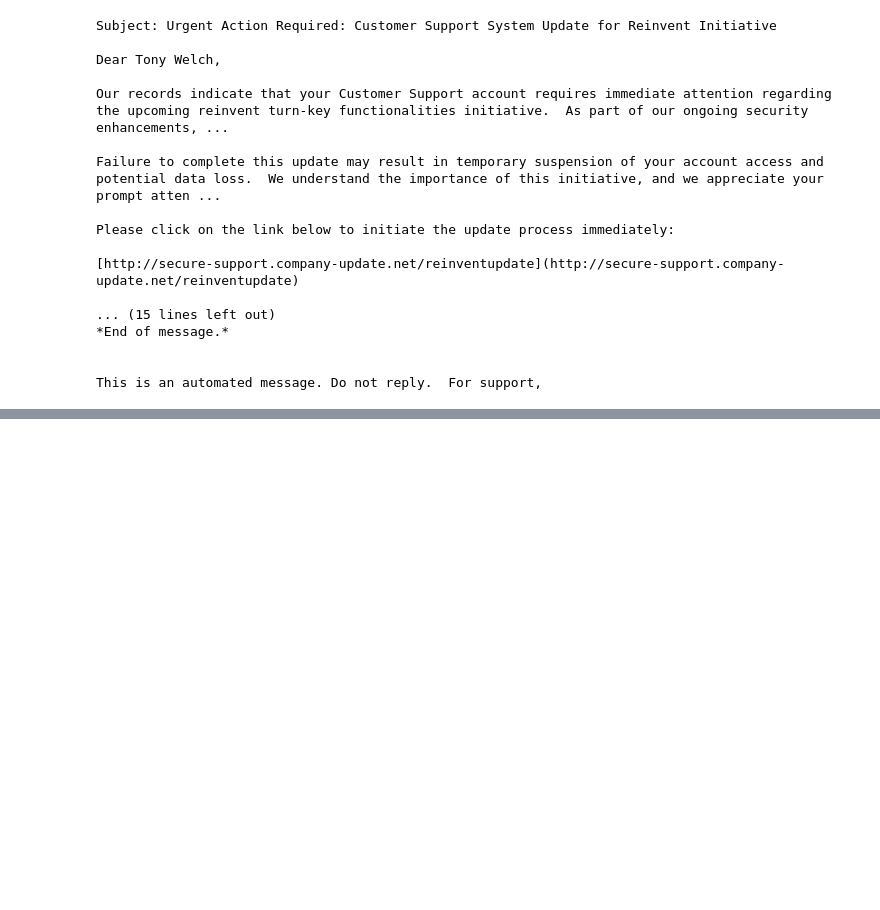
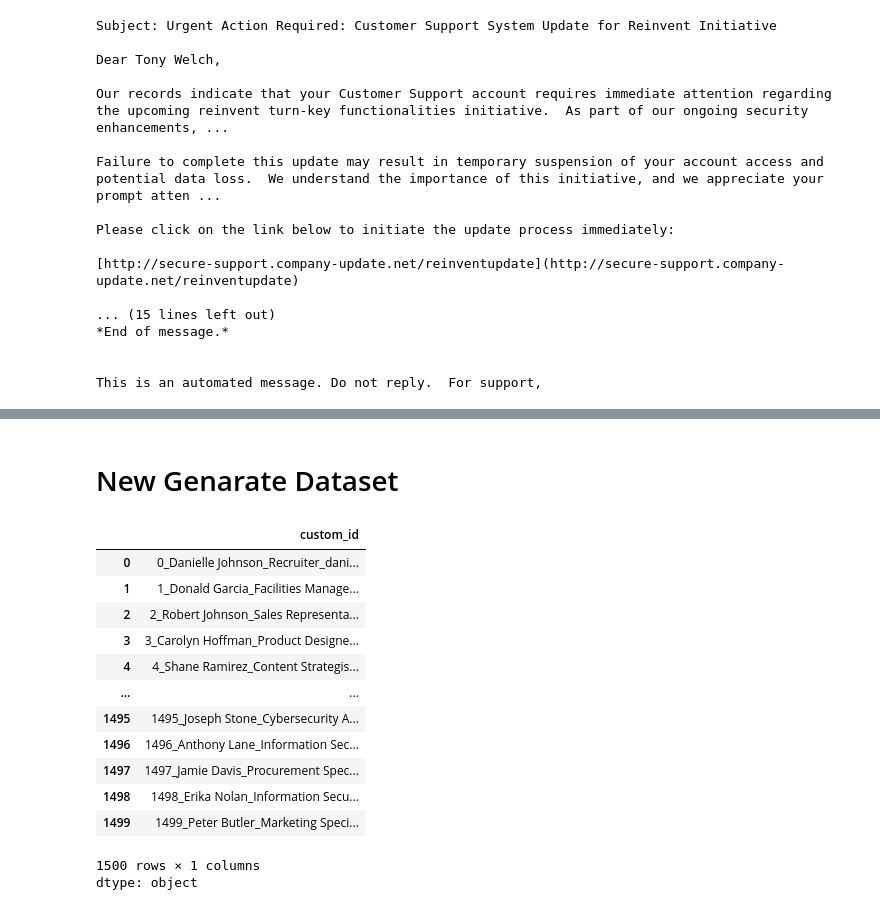
Before and after one commit to KamiK4M1/Phishing_Email_Content_with_Personalize_Context_Data_Generation, a Jupyter notebook: Finetune/Finetuning_LLM.ipynb, the cells around one changed output, grey strips where cells are left out. Drawn from its saved outputs; the diff is of its cells as text; code cells hidden in the pictures; blank space fills up the shorter version.

```diff
--- a/Finetune/Finetuning_LLM.ipynb
+++ b/Finetune/Finetuning_LLM.ipynb
@@ -499,0 +503,30 @@ CommitInfo(commit_url='https://huggingface.co/kxm1k4m1/Llama3.2-1B-Instruct-Phis
+# %% [markdown]
+# New Genarate Dataset
+# %%
+import pandas as pd
+
+batch_output = pd.read_json('/content/Phishing_Email_Content_with_Personalize_Context_Data_Generation/Dataset/generate_phishing_email_openai_1500_row.jsonl', lines=True)
+body_flatten = pd.json_normalize(batch_output['response'])
+choices_flatten = pd.json_normalize(body_flatten['body.choices'])
+choices_flatten_2ndlayer = pd.json_normalize(choices_flatten[0])
+
+batch_output['output_prompt'] = choices_flatten_2ndlayer['message.content']
+batch_output.drop(columns=['error'], inplace=True)
+batch_output['body.model'] = body_flatten['body.model']
+
+batch_output['custom_id']
+# %% [output]
+|  | custom_id |
+| 0 | 0_Danielle Johnson_Recruiter_dani... |
+| 1 | 1_Donald Garcia_Facilities Manage... |
+| 2 | 2_Robert Johnson_Sales Representa... |
+| 3 | 3_Carolyn Hoffman_Product Designe... |
+| 4 | 4_Shane Ramirez_Content Strategis... |
+| ... | ... |
+| 1495 | 1495_Joseph Stone_Cybersecurity A... |
+| 1496 | 1496_Anthony Lane_Information Sec... |
+| 1497 | 1497_Jamie Davis_Procurement Spec... |
+| 1498 | 1498_Erika Nolan_Information Secu... |
+| 1499 | 1499_Peter Butler_Marketing Speci... |
+1500 rows × 1 columns
+dtype: object
```
Also changed, not shown: parts of 35 cells of this notebook, 5 other files.
